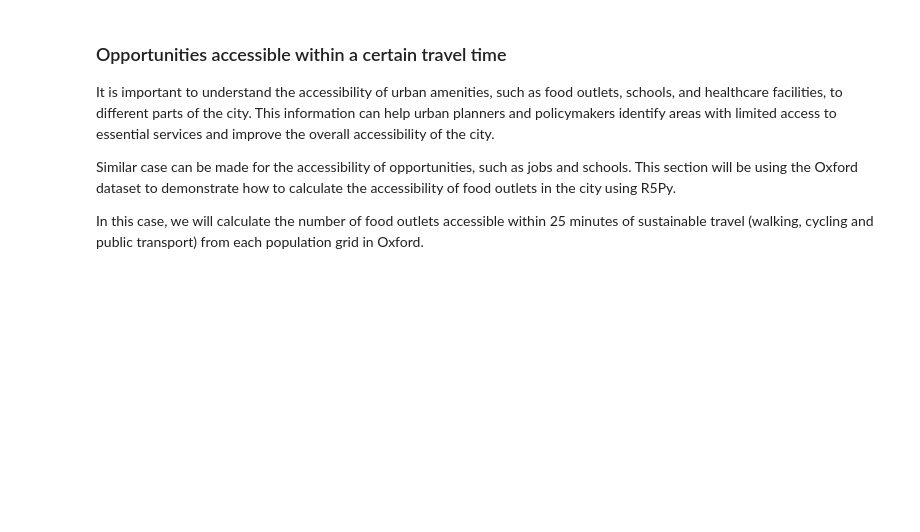
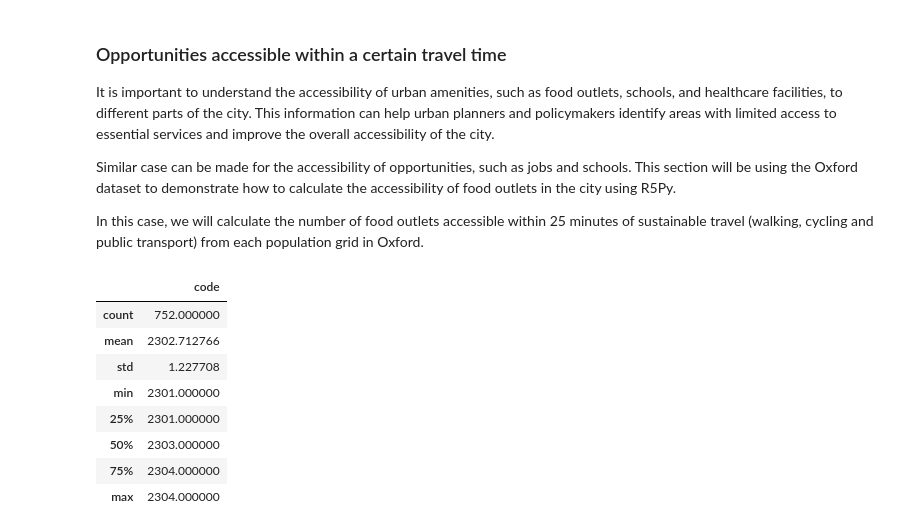
Before and after one commit to xnzhang-33/OSSEN-Workshop, a Jupyter notebook: XiuningNotebook_Edited_Draft.ipynb, the cells around one changed output. Drawn from its saved outputs; the diff is of its cells as text; code cells hidden in the pictures; blank space fills up the shorter version.

```diff
--- a/XiuningNotebook_Edited_Draft.ipynb
+++ b/XiuningNotebook_Edited_Draft.ipynb
@@ -547,3 +547,15 @@ It is important to understand the accessibility of urban amenities, such as food
 Similar case can be made for the accessibility of opportunities, such as jobs and schools. This section will be using the Oxford dataset to demonstrate how to calculate the accessibility of food outlets in the city using R5Py.
 
 In this case, we will calculate the number of food outlets accessible within 25 minutes of sustainable travel (walking, cycling and public transport) from each population grid in Oxford.
+# %%
+destinations_food.describe()
+# %% [output]
+|  | code |
+| count | 752.000000 |
+| mean | 2302.712766 |
+| std | 1.227708 |
+| min | 2301.000000 |
+| 25% | 2301.000000 |
+| 50% | 2303.000000 |
+| 75% | 2304.000000 |
+| max | 2304.000000 |
```
Also changed, not shown: parts of 5 cells of this notebook, 2 other files.
